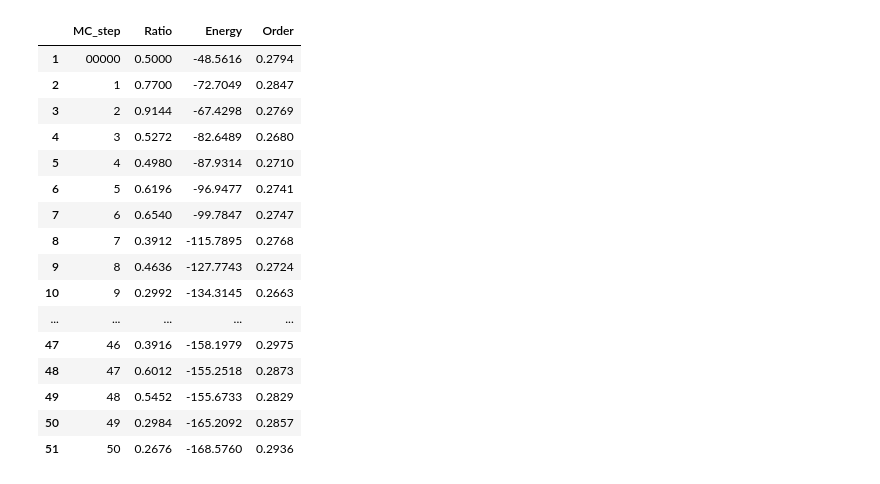
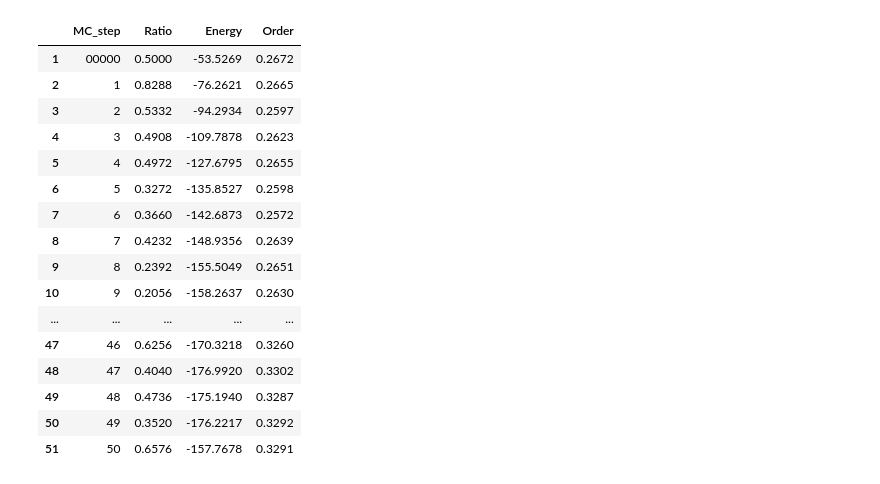
Before and after one commit to rahmcj/SCIFM0004_project_1, a Jupyter notebook: testing_data.ipynb, the cells around one changed output. Cells and saved outputs as stored; diff of their text form; code cells hidden in the pictures.

```diff
--- a/testing_data.ipynb
+++ b/testing_data.ipynb
@@ -3,32 +3,32 @@ import matplotlib.pyplot as plt
 import pandas as pd
 # %%
 
-data = "LL-Output-Tue-12-Mar-2024-at-08-35-51PM.txt"
+data = "LL-Output-Tue-12-Mar-2024-at-10-18-05PM.txt"
 df = pd.read_csv(data, sep='\s+', skiprows=7)
 df = df.drop(columns=['Energy:', 'Order:'])
 df = df.rename(columns={'Ratio:' : 'Order', 'step:' : 'Energy', 'MC' : 'Ratio',  '#' : 'MC_step' })
 df = df.drop(df.index[0])
 df.iloc[1:, 0] = df.iloc[1:, 0].astype(str).str.lstrip('0')
 
 df
 # %% [output]
 |  | MC_step | Ratio | Energy | Order |
-| 1 | 00000 | 0.5000 | -48.5616 | 0.2794 |
-| 2 | 1 | 0.7700 | -72.7049 | 0.2847 |
-| 3 | 2 | 0.9144 | -67.4298 | 0.2769 |
-| 4 | 3 | 0.5272 | -82.6489 | 0.2680 |
-| 5 | 4 | 0.4980 | -87.9314 | 0.2710 |
-| 6 | 5 | 0.6196 | -96.9477 | 0.2741 |
-| 7 | 6 | 0.6540 | -99.7847 | 0.2747 |
-| 8 | 7 | 0.3912 | -115.7895 | 0.2768 |
-| 9 | 8 | 0.4636 | -127.7743 | 0.2724 |
-| 10 | 9 | 0.2992 | -134.3145 | 0.2663 |
+| 1 | 00000 | 0.5000 | -53.5269 | 0.2672 |
+| 2 | 1 | 0.8288 | -76.2621 | 0.2665 |
+| 3 | 2 | 0.5332 | -94.2934 | 0.2597 |
+| 4 | 3 | 0.4908 | -109.7878 | 0.2623 |
+| 5 | 4 | 0.4972 | -127.6795 | 0.2655 |
+| 6 | 5 | 0.3272 | -135.8527 | 0.2598 |
+| 7 | 6 | 0.3660 | -142.6873 | 0.2572 |
+| 8 | 7 | 0.4232 | -148.9356 | 0.2639 |
+| 9 | 8 | 0.2392 | -155.5049 | 0.2651 |
+| 10 | 9 | 0.2056 | -158.2637 | 0.2630 |
 | ... | ... | ... | ... | ... |
-| 47 | 46 | 0.3916 | -158.1979 | 0.2975 |
-| 48 | 47 | 0.6012 | -155.2518 | 0.2873 |
-| 49 | 48 | 0.5452 | -155.6733 | 0.2829 |
-| 50 | 49 | 0.2984 | -165.2092 | 0.2857 |
-| 51 | 50 | 0.2676 | -168.5760 | 0.2936 |
+| 47 | 46 | 0.6256 | -170.3218 | 0.3260 |
+| 48 | 47 | 0.4040 | -176.9920 | 0.3302 |
+| 49 | 48 | 0.4736 | -175.1940 | 0.3287 |
+| 50 | 49 | 0.3520 | -176.2217 | 0.3292 |
+| 51 | 50 | 0.6576 | -157.7678 | 0.3291 |
 # %%
 # Plotting change in energy over each MCS
 plt.figure(figsize=(10, 5))
```
Also changed, not shown: parts of 2 cells of this notebook.
